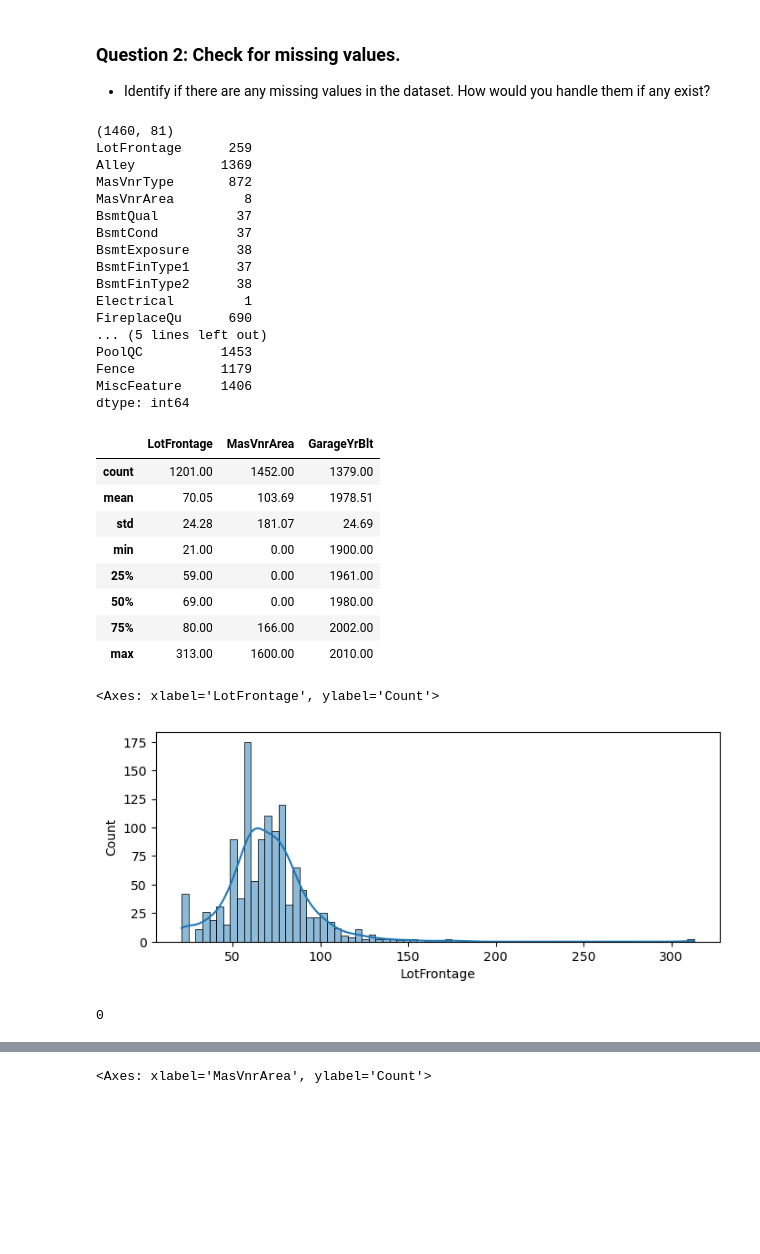
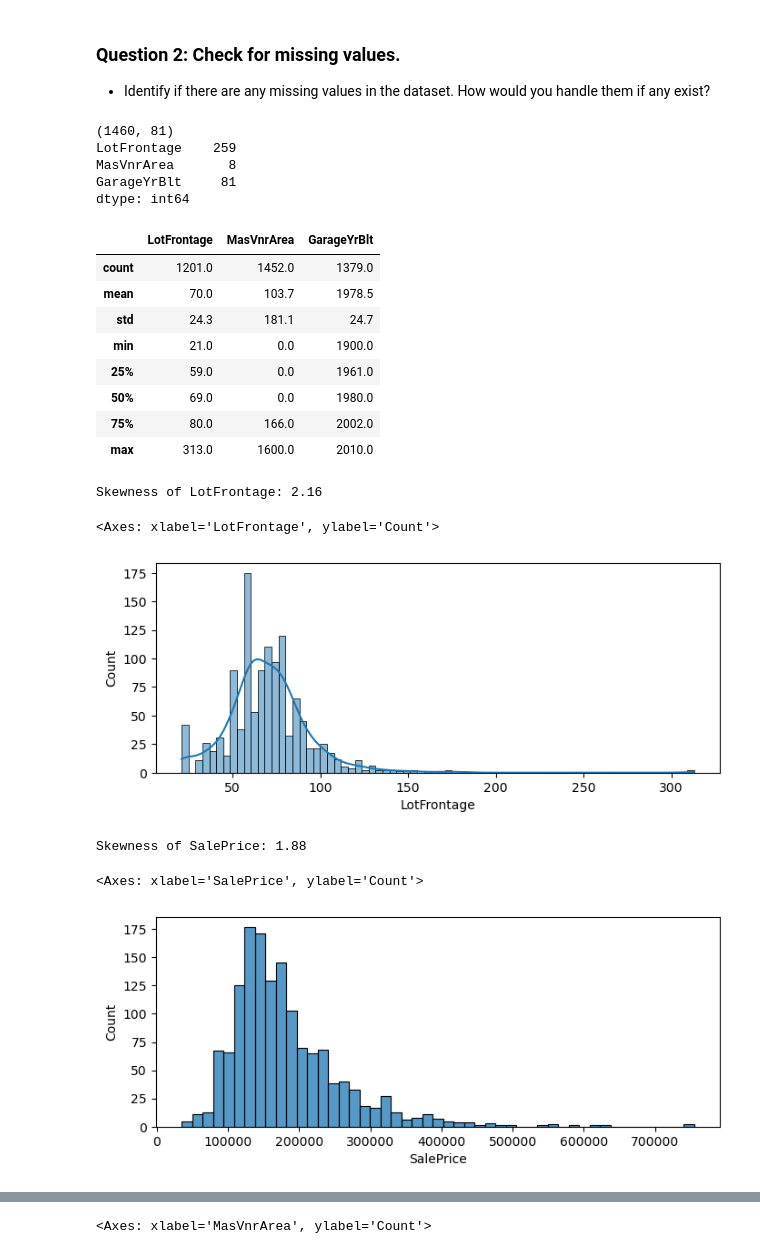
Before and after one commit to sergiimakhin/Redi, a Jupyter notebook: House_Prices/housing_price_assigment.ipynb, the cells around one changed output, grey strips where cells are left out. Saved outputs shown, nothing was run; the diff lists cells and outputs as text; code cells hidden in the pictures; blank space fills up the shorter version.

Commit message:
numerical NaN features sorted out

```diff
--- a/House_Prices/housing_price_assigment.ipynb
+++ b/House_Prices/housing_price_assigment.ipynb
@@ -42,51 +42,50 @@ df.head()
 # %% [markdown]
 ### Question 2: Check for missing values.
 - Identify if there are any missing values in the dataset. How would you handle them if any exist?
-# %%
-cols_null_count = df.isnull().sum()                     # Count null values in each column
-cols_with_nulls = cols_null_count[cols_null_count > 0]  # Filter columns with null values
-print(df.shape)
-print(cols_with_nulls)
-# %% [output]
-(1460, 81)
-LotFrontage      259
-Alley           1369
-MasVnrType       872
-MasVnrArea         8
-BsmtQual          37
-BsmtCond          37
-BsmtExposure      38
-BsmtFinType1      37
-BsmtFinType2      38
-Electrical         1
-FireplaceQu      690
-... (5 lines left out)
-PoolQC          1453
-Fence           1179
-MiscFeature     1406
-dtype: int64
+# %%
+num_cols_na_count = df.select_dtypes(include='number').isnull().sum()       # count NaNs in numerical columns
+num_cols_with_na_count = num_cols_na_count[num_cols_na_count > 0]           # filter numerical columns with NaNs
+print(df.shape)
+print(num_cols_with_na_count)
+# %% [output]
+(1460, 81)
+LotFrontage    259
+MasVnrArea       8
+GarageYrBlt     81
+dtype: int64
 # %%
-cols_with_nulls_names = cols_with_nulls.index.tolist()                              # list of columns with nulls
-df[cols_with_nulls_names].select_dtypes(include=['number']).describe().round(2)     # describe only numeric features
+num_cols_with_na = num_cols_with_na_count.index.tolist()                    # list of columns with NaNs
+df[num_cols_with_na].describe().round(1)                                    # basic descriptive statistics
 # %% [output]
 |  | LotFrontage | MasVnrArea | GarageYrBlt |
-| count | 1201.00 | 1452.00 | 1379.00 |
-| mean | 70.05 | 103.69 | 1978.51 |
-| std | 24.28 | 181.07 | 24.69 |
-| min | 21.00 | 0.00 | 1900.00 |
-| 25% | 59.00 | 0.00 | 1961.00 |
-| 50% | 69.00 | 0.00 | 1980.00 |
-| 75% | 80.00 | 166.00 | 2002.00 |
-| max | 313.00 | 1600.00 | 2010.00 |
+| count | 1201.0 | 1452.0 | 1379.0 |
+| mean | 70.0 | 103.7 | 1978.5 |
+| std | 24.3 | 181.1 | 24.7 |
+| min | 21.0 | 0.0 | 1900.0 |
+| 25% | 59.0 | 0.0 | 1961.0 |
+| 50% | 69.0 | 0.0 | 1980.0 |
+| 75% | 80.0 | 166.0 | 2002.0 |
+| max | 313.0 | 1600.0 | 2010.0 |
 # %%
-# Explore the LotFrontage feature (Linear feet of street connected to property)
+# Check the distribution of the LotFrontage (Linear feet of street connected to property) feature
+from scipy.stats import skew
+skewness = skew(df['LotFrontage'].dropna())
+print(f"Skewness of LotFrontage: {skewness:.2f}")
+
 plt.figure(figsize=(8, 3))
 sns.histplot(df['LotFrontage'].dropna(), kde=True)
 # %% [output]
-<Axes: xlabel='LotFrontage', ylabel='Count'>
+Skewness of LotFrontage: 2.16
+<Axes: xlabel='LotFrontage', ylabel='Count'>
 [figure]
-# %%
-df['LotFrontage'] = df['LotFrontage'].fillna(df['LotFrontage'].median())    # fill nulls with median (seems justified)
-df['LotFrontage'].isnull().sum()                                            # check if nulls are filled
-# %% [output]
-0
+# %%
+# Check additionaly the distribution of the target variable SalePrice
+skewness = skew(df['SalePrice'])
+print(f"Skewness of SalePrice: {skewness:.2f}")
+
+plt.figure(figsize=(8, 3))
+sns.histplot(df['SalePrice'])
+# %% [output]
+Skewness of SalePrice: 1.88
+<Axes: xlabel='SalePrice', ylabel='Count'>
+[figure, added]
```
Also changed, not shown: parts of 28 cells of this notebook.
